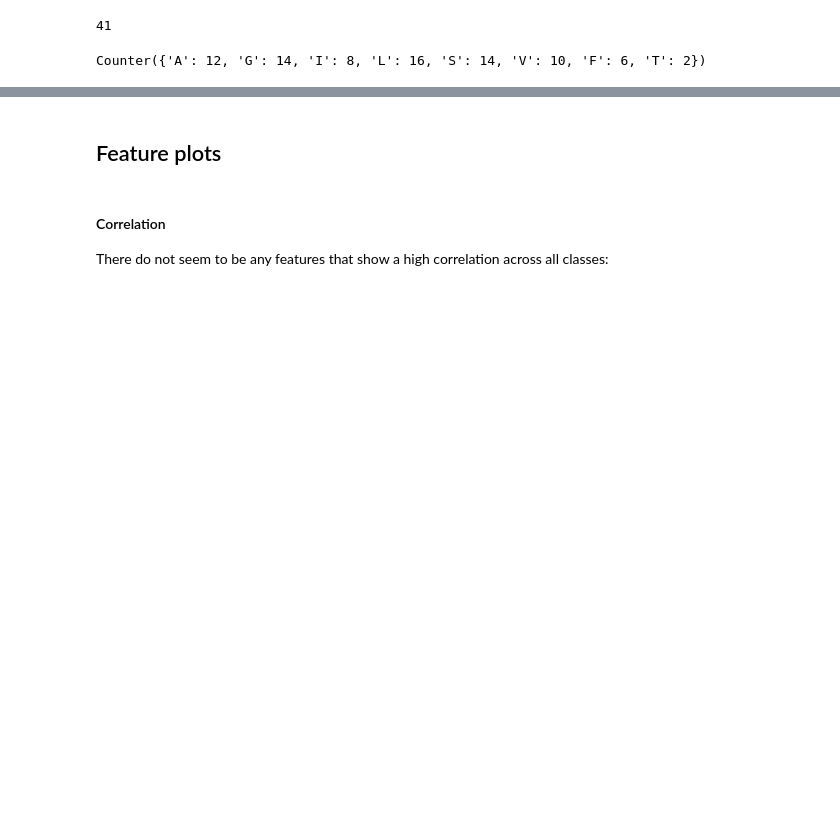
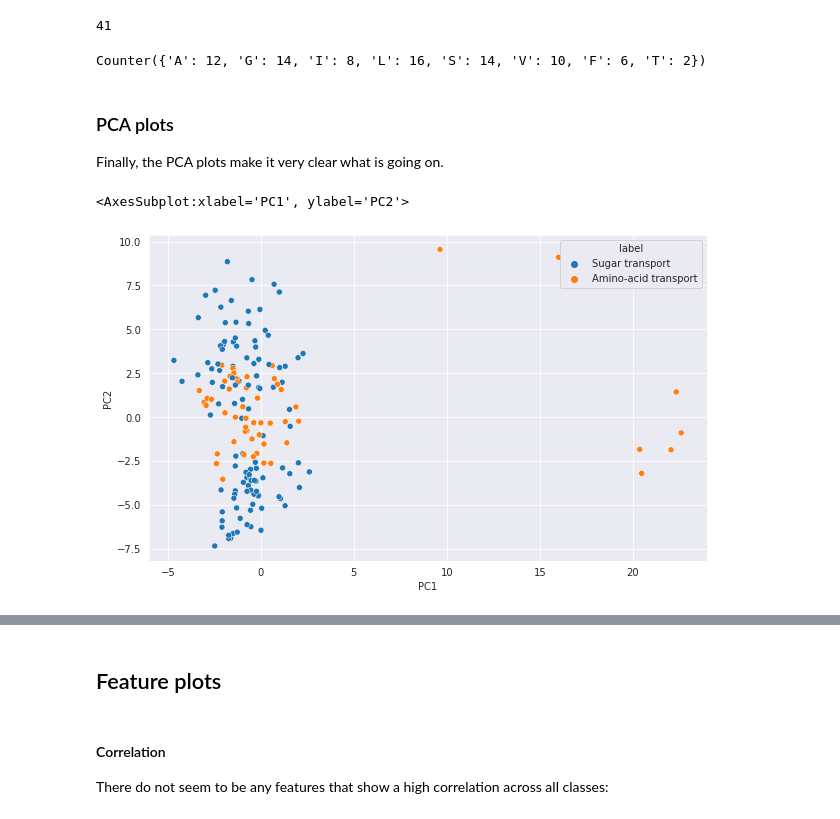
Before and after one commit to adenger/subpred3, a Jupyter notebook: notebooks/athaliana_01_outliers.ipynb, the cells around one changed output, grey strips where cells are left out. Drawn from its saved outputs; the diff is of its cells as text; code cells hidden in the pictures; blank space fills up the shorter version.

Commit message:
pca plots

```diff
--- a/notebooks/athaliana_01_outliers.ipynb
+++ b/notebooks/athaliana_01_outliers.ipynb
@@ -287,3 +294,12 @@ counter
 # %% [output]
 41
 Counter({'A': 12, 'G': 14, 'I': 8, 'L': 16, 'S': 14, 'V': 10, 'F': 6, 'T': 2})
+# %% [markdown]
+### PCA plots
+
+Finally, the PCA plots make it very clear what is going on.
+# %%
+pca_plot_2d(df_paac, labels)
+# %% [output]
+<AxesSubplot:xlabel='PC1', ylabel='PC2'>
+[figure, added]
```
Also changed, not shown: parts of 4 cells of this notebook, 2 other files.
